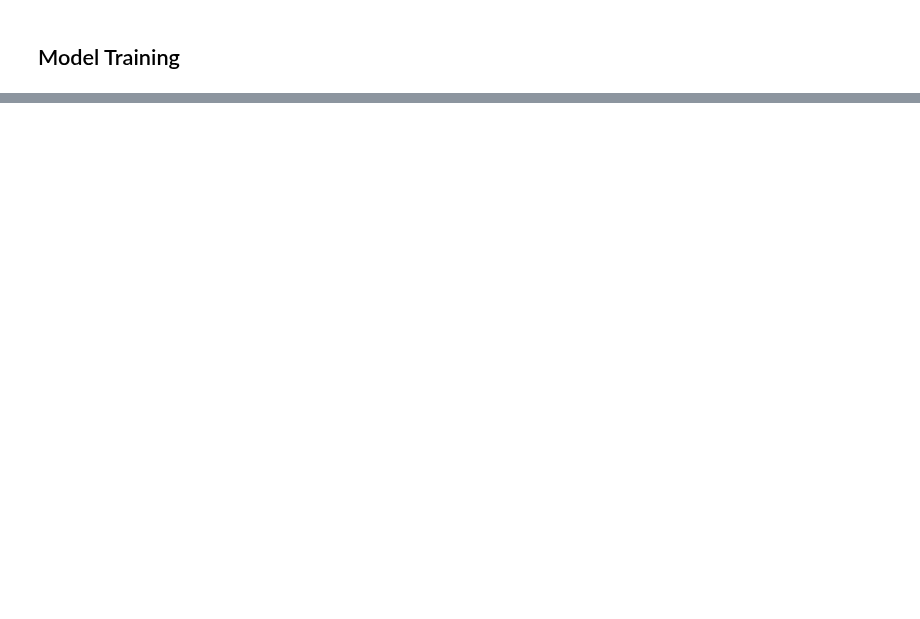
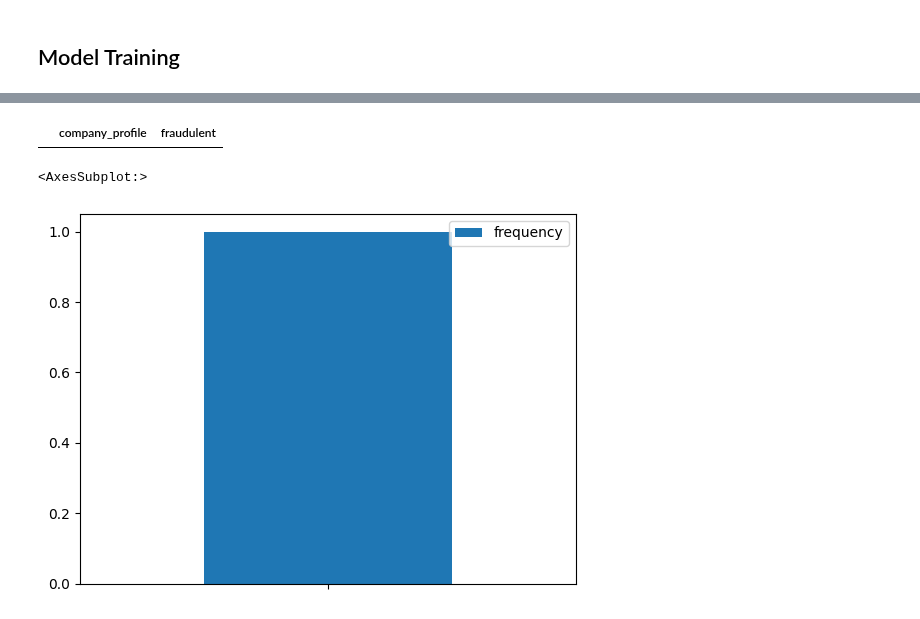
Before and after one commit to bhusserl-davis/ECS171-Group1-Project, a Jupyter notebook: project.ipynb, the cells around one changed output, grey strips where cells are left out. Saved outputs shown, nothing was run; the diff lists cells and outputs as text; code cells hidden in the pictures; blank space fills up the shorter version.

```diff
--- a/project.ipynb
+++ b/project.ipynb
@@ -408,0 +600,28 @@ Name: fraudulent, dtype: int64
+# %%
+#Create a data frame with samples that are predicted by our model to be fraudulent
+test_predict_df = x_df
+test_predict_df['fraudulent'] = prof_y_hat
+test_predict_df = test_predict_df[test_predict_df.fraudulent == 1]
+test_predict_df
+# %% [output]
+|  | company_profile | fraudulent |
+# %%
+finalString = ""
+for i in range (len(test_predict_df['company_profile'].values)):
+  for j in range (len(test_predict_df['company_profile'].values[i])):
+    finalString = finalString + test_predict_df['company_profile'].values[i][j] + ",";
+print(finalString)
+# %%
+# Bar graph that helps visualize the frequency of most used words in company profile.
+finalList = finalString.split(",")
+
+from collections import Counter
+counts = Counter(finalList)
+graph_df = pd.DataFrame.from_dict(counts, orient="index", columns=['frequency'])
+graph_df = graph_df.sort_values(by=['frequency'])
+
+ax = graph_df.tail(15)[::-1].plot.bar()
+ax
+# %% [output]
+<AxesSubplot:>
+[figure, added]
```
Also changed, not shown: parts of 24 cells of this notebook.
